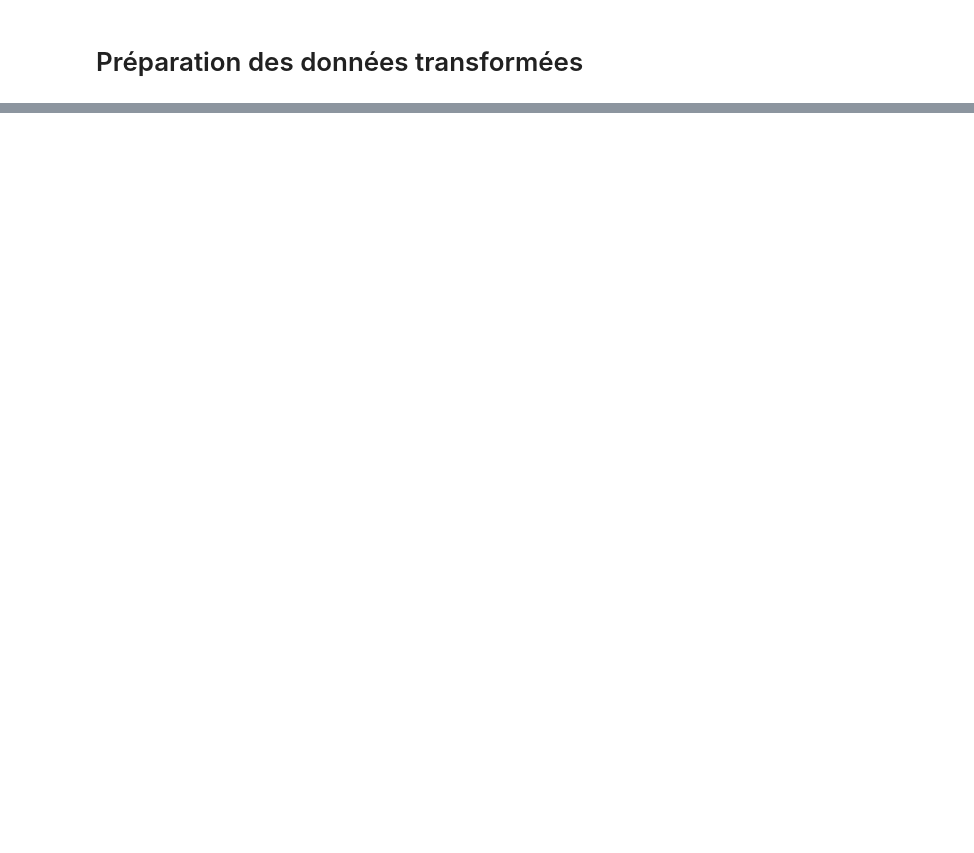
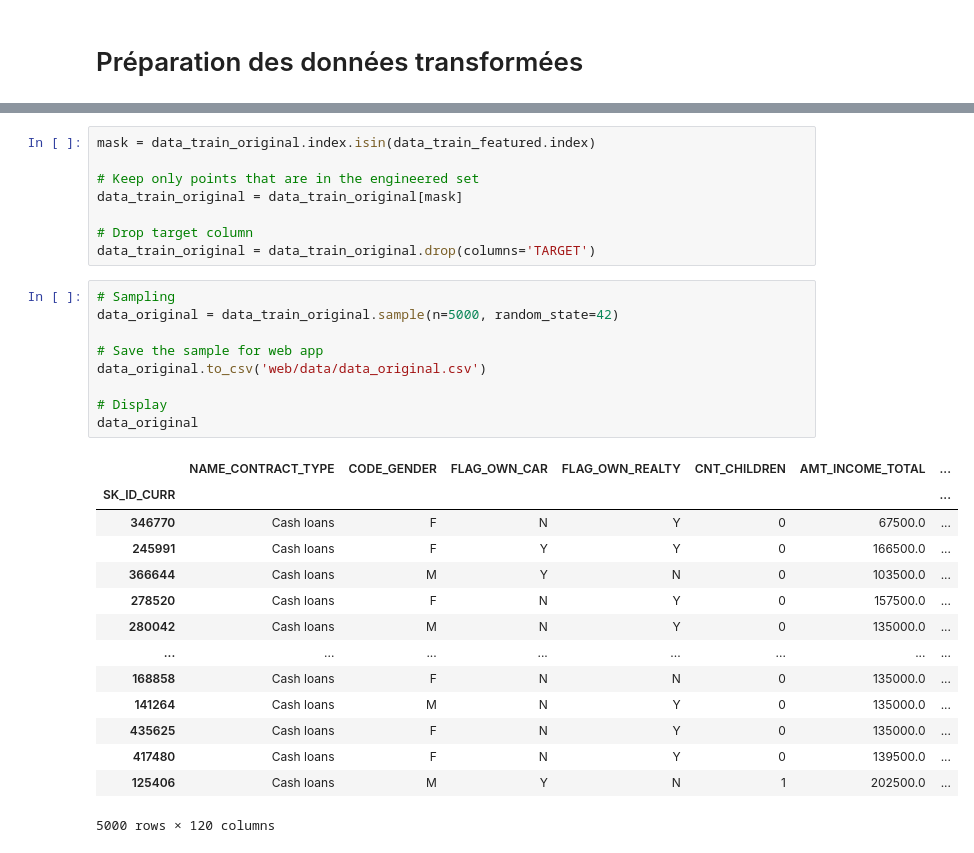
Before and after one commit to StudentLucyna/Projet7, a Jupyter notebook: Projet7_Pysz_Interpretation.ipynb, the cells around one changed output, grey strips where cells are left out. Saved outputs shown, nothing was run; the diff lists cells and outputs as text; blank space fills up the shorter version.

```diff
--- a/Projet7_Pysz_Interpretation.ipynb
+++ b/Projet7_Pysz_Interpretation.ipynb
@@ -22,0 +110,32 @@ FileNotFoundError: [Errno 2] No such file or directory: 'models/model_1.1.1.pkl'
+# %%
+mask = data_train_original.index.isin(data_train_featured.index)
+
+# Keep only points that are in the engineered set
+data_train_original = data_train_original[mask]
+
+# Drop target column
+data_train_original = data_train_original.drop(columns='TARGET')
+# %%
+# Sampling
+data_original = data_train_original.sample(n=5000, random_state=42)
+
+# Save the sample for web app
+data_original.to_csv('web/data/data_original.csv')
+
+# Display
+data_original
+# %% [output]
+|  | NAME_CONTRACT_TYPE | CODE_GENDER | FLAG_OWN_CAR | FLAG_OWN_REALTY | CNT_CHILDREN | AMT_INCOME_TOTAL | ... |
+| SK_ID_CURR |  |  |  |  |  |  | ... |
+| 346770 | Cash loans | F | N | Y | 0 | 67500.0 | ... |
+| 245991 | Cash loans | F | Y | Y | 0 | 166500.0 | ... |
+| 366644 | Cash loans | M | Y | N | 0 | 103500.0 | ... |
+| 278520 | Cash loans | F | N | Y | 0 | 157500.0 | ... |
+| 280042 | Cash loans | M | N | Y | 0 | 135000.0 | ... |
+| ... | ... | ... | ... | ... | ... | ... | ... |
+| 168858 | Cash loans | F | N | N | 0 | 135000.0 | ... |
+| 141264 | Cash loans | M | N | Y | 0 | 135000.0 | ... |
+| 435625 | Cash loans | F | N | Y | 0 | 135000.0 | ... |
+| 417480 | Cash loans | F | N | Y | 0 | 139500.0 | ... |
+| 125406 | Cash loans | M | Y | N | 1 | 202500.0 | ... |
+5000 rows × 120 columns
```
Also changed, not shown: parts of 37 cells of this notebook, 3 other files.
